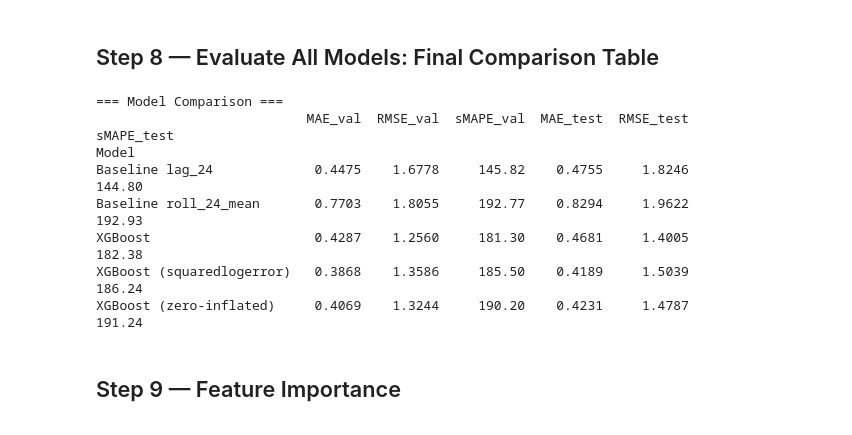
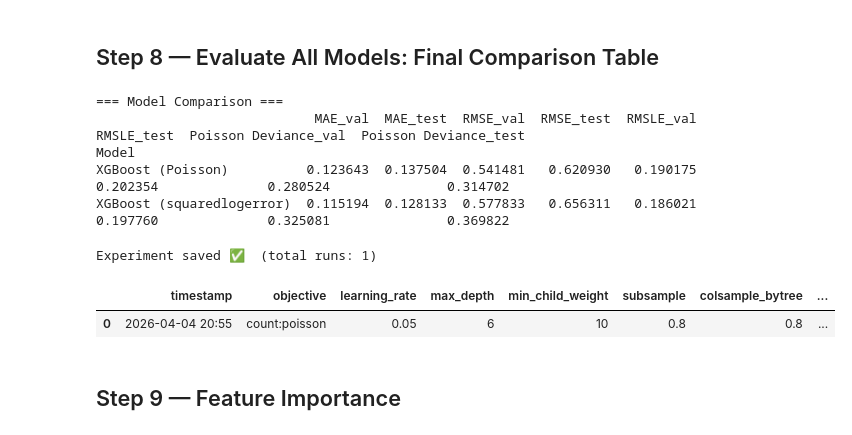
Before and after one commit to MoFadel26/Localized-Multi-Objective-Fleet-Route-Optimization-Platform-for-Saudi-Arabia, a Jupyter notebook: LaDe-model/LaDe_model_training.ipynb, the cells around one changed output. Drawn from its saved outputs; the diff is of its cells as text; code cells hidden in the pictures.

```diff
--- a/LaDe-model/LaDe_model_training.ipynb
+++ b/LaDe-model/LaDe_model_training.ipynb
@@ -463,46 +512,78 @@ plot_train_val_curves(xgb_sle.evals_result(),  title="XGBoost (squaredlogerror)"
 # %% [markdown]
 ## Step 8 — Evaluate All Models: Final Comparison Table
 # %%
-# WITH THIS:
 def predict_clipped(m, X):
     return np.clip(m.predict(X), 0, None)
 
-# Base XGBoost
-val_preds  = predict_clipped(model, X_val)
-test_preds = predict_clipped(model, X_test)
-results.append(evaluate(y_val,  val_preds,  "XGBoost", "val"))
-results.append(evaluate(y_test, test_preds, "XGBoost", "test"))
+results = []
+
+# Poisson
+val_preds_poisson  = predict_clipped(model_poisson, X_val)
+test_preds_poisson = predict_clipped(model_poisson, X_test)
+results.append(evaluate(y_val,  val_preds_poisson,  "XGBoost (Poisson)", "val"))
+results.append(evaluate(y_test, test_preds_poisson, "XGBoost (Poisson)", "test"))
 
 # squaredlogerror
-val_preds_log  = predict_clipped(xgb_log, X_val)
-test_preds_log = predict_clipped(xgb_log, X_test)
+val_preds_log  = predict_clipped(model_log, X_val)
+test_preds_log = predict_clipped(model_log, X_test)
 results.append(evaluate(y_val,  val_preds_log,  "XGBoost (squaredlogerror)", "val"))
 results.append(evaluate(y_test, test_preds_log, "XGBoost (squaredlogerror)", "test"))
 
-# Zero-inflated
-p_nonzero_val  = logit.predict_proba(X_val)[:, 1]
-p_nonzero_test = logit.predict_proba(X_test)[:, 1]
-val_preds_zi   = predict_clipped(xgb_cond, X_val)  * p_nonzero_val
-test_preds_zi  = predict_clipped(xgb_cond, X_test) * p_nonzero_test
-results.append(evaluate(y_val,  val_preds_zi,  "XGBoost (zero-inflated)", "val"))
-results.append(evaluate(y_test, test_preds_zi, "XGBoost (zero-inflated)", "test"))
-
+# Comparison table
 results_df = pd.DataFrame(results)
-comparison = results_df.pivot(index="Model", columns="Split", values=["MAE", "RMSE", "sMAPE"])
+comparison = results_df.pivot(index="Model", columns="Split", values=["MAE", "RMSE", "RMSLE", "Poisson Deviance"])
 comparison.columns = [f"{metric}_{split}" for metric, split in comparison.columns]
-comparison = comparison[["MAE_val", "RMSE_val", "sMAPE_val", "MAE_test", "RMSE_test", "sMAPE_test"]]
+comparison = comparison[[
+    "MAE_val",              "MAE_test",
+    "RMSE_val",             "RMSE_test",
+    "RMSLE_val",            "RMSLE_test",
+    "Poisson Deviance_val", "Poisson Deviance_test",
+]]
 
 print("\n=== Model Comparison ===")
 print(comparison.to_string())
 # %% [output]
 === Model Comparison ===
-                           MAE_val  RMSE_val  sMAPE_val  MAE_test  RMSE_test  sMAPE_test
+                            MAE_val  MAE_test  RMSE_val  RMSE_test  RMSLE_val  RMSLE_test  Poisson Deviance_val  Poisson Deviance_test
 Model
-Baseline lag_24             0.4475    1.6778     145.82    0.4755     1.8246      144.80
-Baseline roll_24_mean       0.7703    1.8055     192.77    0.8294     1.9622      192.93
-XGBoost                     0.4287    1.2560     181.30    0.4681     1.4005      182.38
-XGBoost (squaredlogerror)   0.3868    1.3586     185.50    0.4189     1.5039      186.24
-XGBoost (zero-inflated)     0.4069    1.3244     190.20    0.4231     1.4787      191.24
+XGBoost (Poisson)          0.123643  0.137504  0.541481   0.620930   0.190175    0.202354              0.280524               0.314702
+XGBoost (squaredlogerror)  0.115194  0.128133  0.577833   0.656311   0.186021    0.197760              0.325081               0.369822
+# %%
+# ── Log Experiment ────────────────────────────────────────────────────────────
+mp = model_poisson.get_params()
+PARAMS = {
+    "objective":              mp["objective"],
+    "learning_rate":          mp["learning_rate"],
+    "max_depth":              mp["max_depth"],
+    "min_child_weight":       mp["min_child_weight"],
+    "subsample":              mp["subsample"],
+    "colsample_bytree":       mp["colsample_bytree"],
+    "reg_alpha":              mp["reg_alpha"],
+    "reg_lambda":             mp["reg_lambda"],
+    "early_stopping_rounds":  mp["early_stopping_rounds"],
+    "notes":                  "run 1 — baseline poisson, 2214 AOIs, target encoding aoi_id",
+}
+
+evals   = model_poisson.evals_result()
+best_it = model_poisson.best_iteration
+
+row = comparison.loc["XGBoost (Poisson)"]  # pull directly from pivoted table
+
+RESULTS = {
+    "best_iteration": best_it,
+    "val_mae":        round(evals["validation_1"]["mae"][best_it], 6),
+    "val_poisson":    round(evals["validation_1"]["poisson-nloglik"][best_it], 6),
+    "test_mae":       round(float(row["MAE_test"]),              6),
+    "test_rmse":      round(float(row["RMSE_test"]),             6),
+    "test_rmsle":     round(float(row["RMSLE_test"]),            6),
+    "test_poisson":   round(float(row["Poisson Deviance_test"]), 6),
+}
+
+save_experiment(PARAMS, RESULTS)
+# %% [output]
+Experiment saved ✅  (total runs: 1)
+|  | timestamp | objective | learning_rate | max_depth | min_child_weight | subsample | colsample_bytree | ... |
+| 0 | 2026-04-04 20:55 | count:poisson | 0.05 | 6 | 10 | 0.8 | 0.8 | ... |
 # %% [markdown]
 ## Step 9 — Feature Importance
 # %%
```
Also changed, not shown: parts of 23 cells of this notebook, 1 other file.
